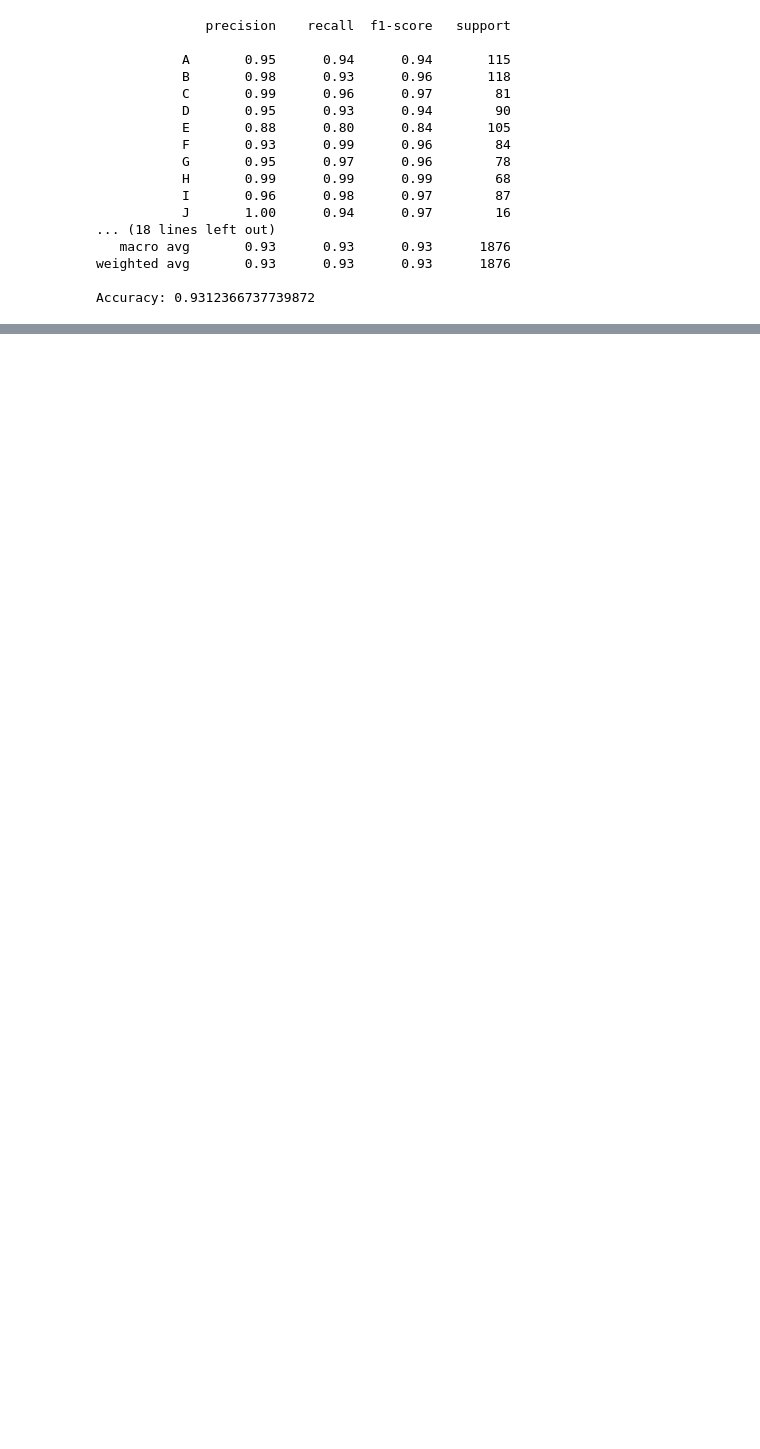
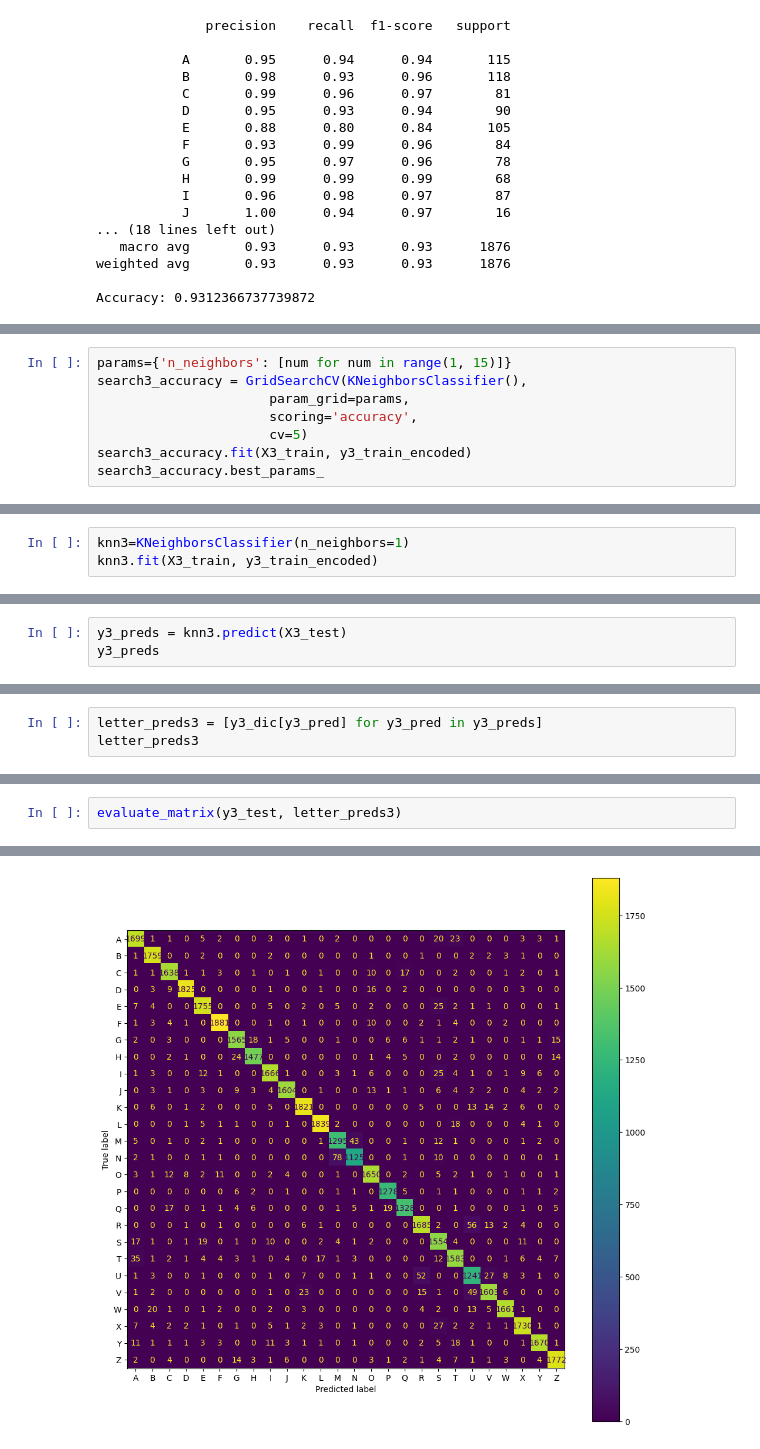
Before and after one commit to cpsnowden/swordle, a Jupyter notebook: notebooks/KNN-WT-MergedData.ipynb, the cells around one changed output, grey strips where cells are left out. Saved outputs shown, nothing was run; the diff lists cells and outputs as text; blank space fills up the shorter version.

Commit message:
Trained KNN model on Dataset 3

```diff
--- a/notebooks/KNN-WT-MergedData.ipynb
+++ b/notebooks/KNN-WT-MergedData.ipynb
@@ -417,0 +510,8 @@ U
+# %%
+params={'n_neighbors': [num for num in range(1, 15)]}
+search3_accuracy = GridSearchCV(KNeighborsClassifier(),
+                      param_grid=params,
+                      scoring='accuracy',
+                      cv=5)
+search3_accuracy.fit(X3_train, y3_train_encoded)
+search3_accuracy.best_params_
@@ -417,0 +520,3 @@ U
+# %%
+knn3=KNeighborsClassifier(n_neighbors=1)
+knn3.fit(X3_train, y3_train_encoded)
@@ -417,0 +525,3 @@ U
+# %%
+y3_preds = knn3.predict(X3_test)
+y3_preds
@@ -417,0 +530,3 @@ U
+# %%
+letter_preds3 = [y3_dic[y3_pred] for y3_pred in y3_preds]
+letter_preds3
@@ -417,0 +551,3 @@ U
+# %%
+evaluate_matrix(y3_test, letter_preds3)
+# %% [output]
@@ -417,0 +571 @@ U
+[figure, added]
```
Also changed, not shown: parts of 46 cells of this notebook.
